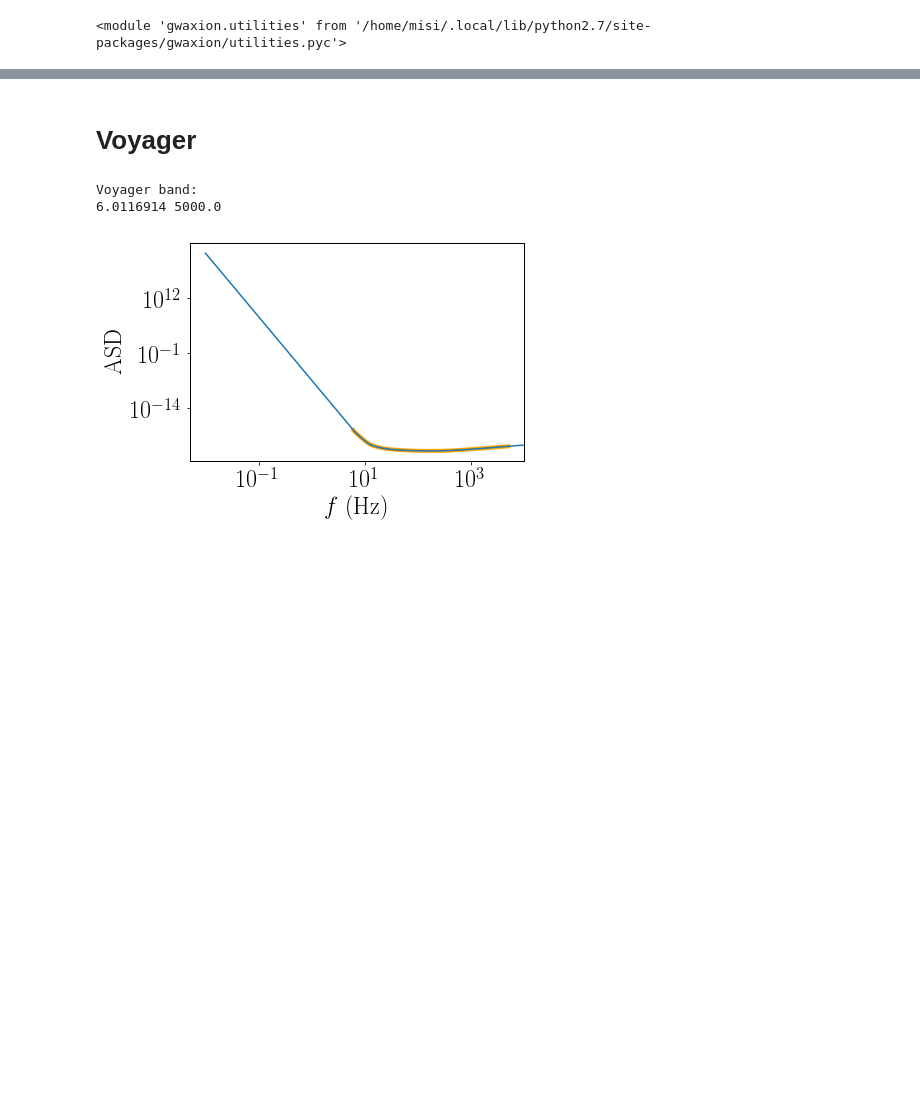
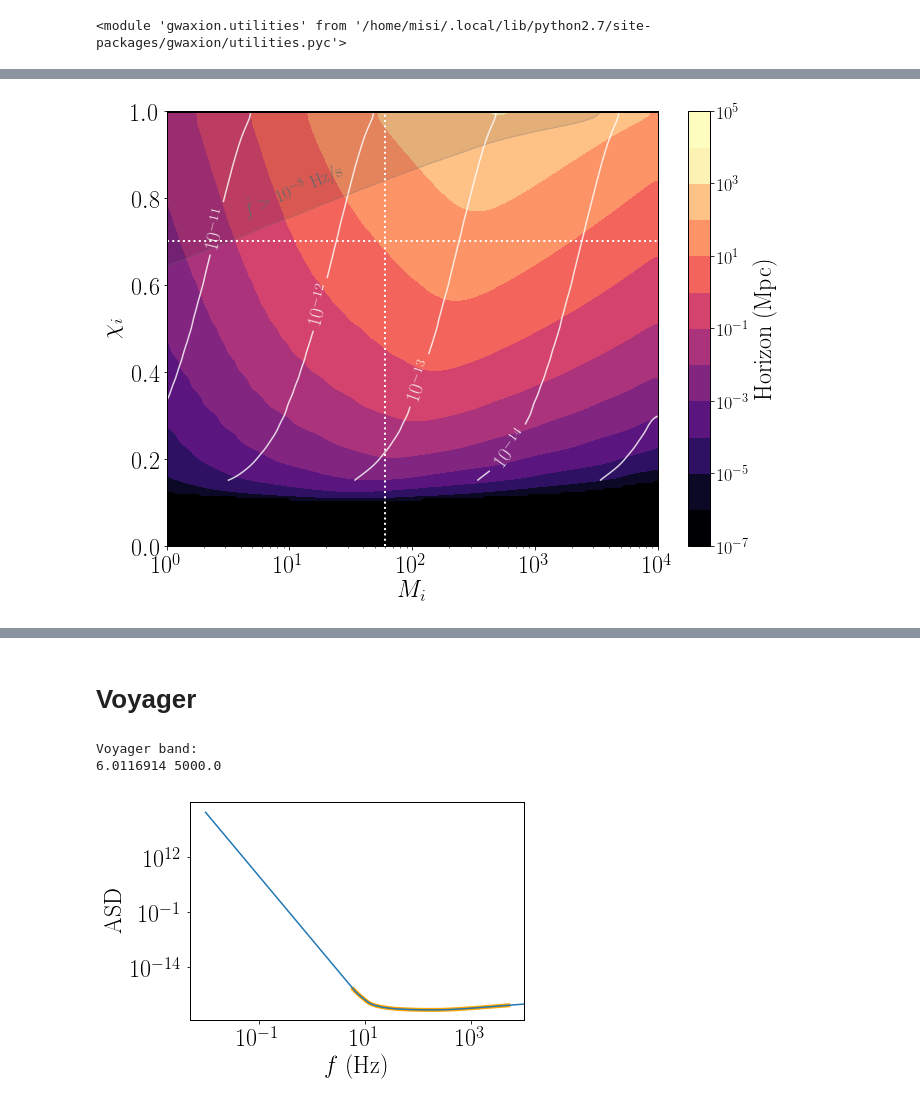
Before and after one commit to maxisi/gwaxion, a Jupyter notebook: examples/horizon_DE.ipynb, the cells around one changed output, grey strips where cells are left out. Cells and saved outputs as stored; diff of their text form; code cells hidden in the pictures; blank space fills up the shorter version.

Commit message:
horizons.py

```diff
--- a/examples/horizon_DE.ipynb
+++ b/examples/horizon_DE.ipynb
@@ -120,6 +134,7 @@ from gwaxion.parallel import *
 Load source-frame quantities from disk, or create if not found
 # %%
 dfpath = 'peak_DE.hdf5'
+# dfpath = 'peak_DE_both-times.hdf5'
 rewrite = False
 
 NCPUS_0 = 8
@@ -128,10 +143,15 @@ NCPUS_1 = 8
 if os.path.exists(dfpath) and not rewrite:
     print "Loading file: %r" % dfpath
     df_max = pd.read_hdf(dfpath, 'table', mode='r')
+
+    n_mass = len(set(df_max['mbh']))
+    n_chi = len(set(df_max['chi']))
+
+    print n_mass, n_chi
 else:
     print "Finding peak numerically..."
-    n_mass = 10
-    n_chi = 10
+    n_mass = 400
+    n_chi = 200
 
     mbhs_array = np.logspace(-1, 4, n_mass)
     chis_array = np.linspace(1E-4, 1, n_chi, endpoint=False)
@@ -149,5 +169,8 @@ else:
     rows = pool.map(partial(get_peak_row_time, distance=distance, ncpus=NCPUS_1), mbh_chis)
     df_max = pd.DataFrame(rows)
     df_max.to_hdf(dfpath, 'table', mode='w')
+
+# condition data
+df_cond = df_max[(df_max['fgw']>=0.01) & (df_max['fgw']<=1E6) & (df_max['h0']>1E-40)].copy()
 # %% [output]
 Loading file: 'peak_DE.hdf5'
@@ -261,7 +328,7 @@ plt.close()
 
 log_zHs_des = []
 with tqdm.tqdm(range(len(df_cond))) as pbar:
-    for h0, f0 in zip(df_cond['h0'], df_cond['fgw']):
-        log_zHs_des.append(compute_log_zH_brentq(h0, f0, asd_des_interp))
+    for h0, f0, tdrift in zip(df_cond['h0'], df_cond['fgw'], df_cond['tdrift']):
+        log_zHs_des.append(compute_log_zH_brentq(h0, f0, asd_des_interp, tdrift=tdrift))
         pbar.update()
 log_zHs_des = np.array(log_zHs_des)
@@ -329,3 +357,69 @@ plt.close()
+# %%
+# contours
+
+X = df_max['mbh'].reshape(n_chi, n_mass)
+Y = df_max['chi'].reshape(n_chi, n_mass)
+logzs = np.ma.masked_array(df_max['log_zH_des'], mask=((df_max['fgw']<0.01) | (df_max['fgw']>1E6) | (df_max['h0']<1E-40)))
+Z = z_to_dl(10**logzs).reshape(n_chi, n_mass)
+#np.ma.set_fill_value(Z, 0)Z = z_to_dl(10**logzs)
+
+fig, ax = plt.subplots(1, figsize=(11,8))
+# ax2 = ax.twiny()
+
+zmin, zmax = 1E-6, 1E4
+norm = matplotlib.colors.LogNorm(vmin=zmin, vmax=zmax)
+
+## smooth the contours
+Z_denoised = utilities.smooth_data(Z, vmin=zmin)
+
+cm = ax.contourf(X, Y, Z_denoised, cmap='magma', locator=ticker.LogLocator(numticks=48,base=10), norm=norm)
+
+## let's add boson mass contours
+Z = utilities.smooth_data(df_max['boson'].reshape(n_chi, n_mass), sigma=3)
+Z = np.ma.masked_array(Z, mask=((Y<0.15)))
+cs = ax.contour(X, Y, Z, colors='white', locator=ticker.LogLocator(numticks=48,base=10), alpha=0.8)
+fmt = lambda v: r"$10^{%i}$" % np.log10(v)
+locs = None#[(2E3, 0.5), (2E2, 0.5), (2E1, 0.5), (2E0, 0.5)]
+plt.clabel(cs, cs.levels[1:], inline=1, fmt=fmt, fontsize=20, use_clabeltext=True, manual=locs)
+
+
+## let's add fdot_det contours
+fdot_det = df_max['fdot']*(1. + 10**logzs)**(-2)
+Z = utilities.smooth_data(fdot_det.reshape(n_chi, n_mass), sigma=3)
+Z = np.ma.masked_array(Z, mask=((Y<0.15)))
+cs = ax.contour(X, Y, Z, colors=('gray',), levels=(1E-8, 10,), alpha=0.2)
+ax.contourf(X, Y, Z, colors='none', levels=[1E-8, 1], alpha=0.1)
+# fmt = lambda v: r"$\dot f = 10^{%i}$ Hz/s" % np.log10(v)
+# locs = [(10, 0.75)]
+# plt.clabel(cs, inline=1, fmt=fmt, fontsize=18)#, manual=locs)
+
+ax.annotate(r"$\dot f > 10^{-8}$ Hz/s", xy=(0.15, 0.75), xycoords="axes fraction",
+            ha='left', va='bottom', fontsize=18, color='0.4', rotation=23)
+
+
+# plot vertical line at 60 Msun
+ax.axvline(60, c='w', ls=':', lw=2)
+ax.axhline(0.7, c='w', ls=':', lw=2)
+
+# add colorbar
+cb = plt.colorbar(cm, label=r'Horizon (Mpc)', norm=norm)
+cb.ax.tick_params(labelsize=18)
+
+ax.set_xlabel(r'$M_i$')
+ax.set_ylabel(r'$\chi_i$')
+ax.patch.set_facecolor("black")
+
+ax.set_xscale('log')
+
+ax.set_xlim(1, 1E4)
+ax.set_ylim(0, 1)
+
+#fig.savefig('cont_chi_mbh_range_design_DE_tdrift.pdf', bbox_inches='tight', dpi=400)
+
+plt.show()
+plt.close()
+# %% [output]
+[figure, added]
 # %%
 # # hexbin
 
```
Also changed, not shown: parts of 32 cells of this notebook, 2 other files.
